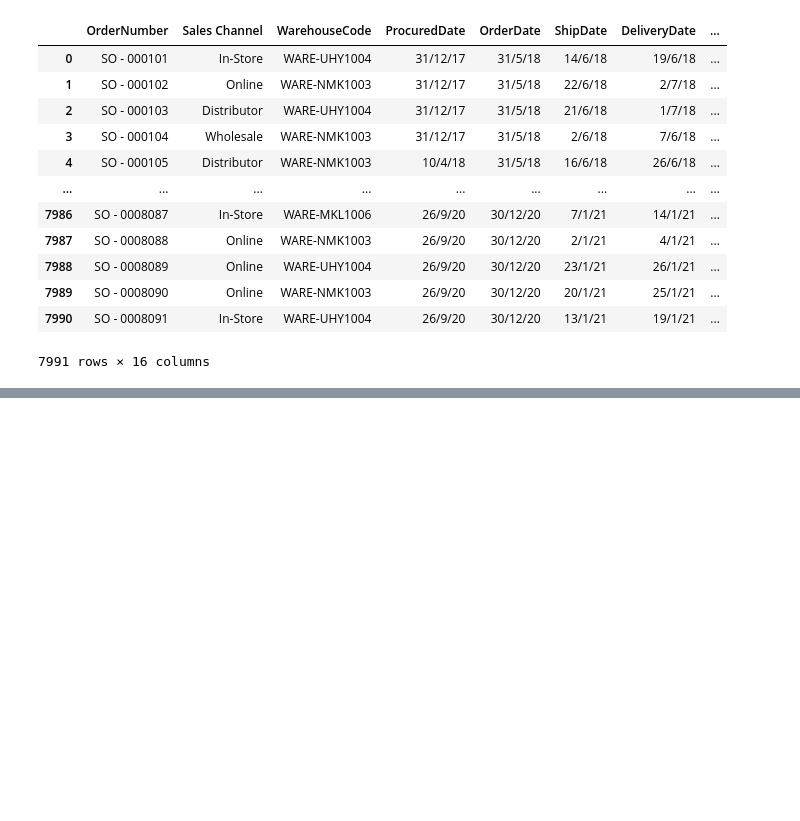
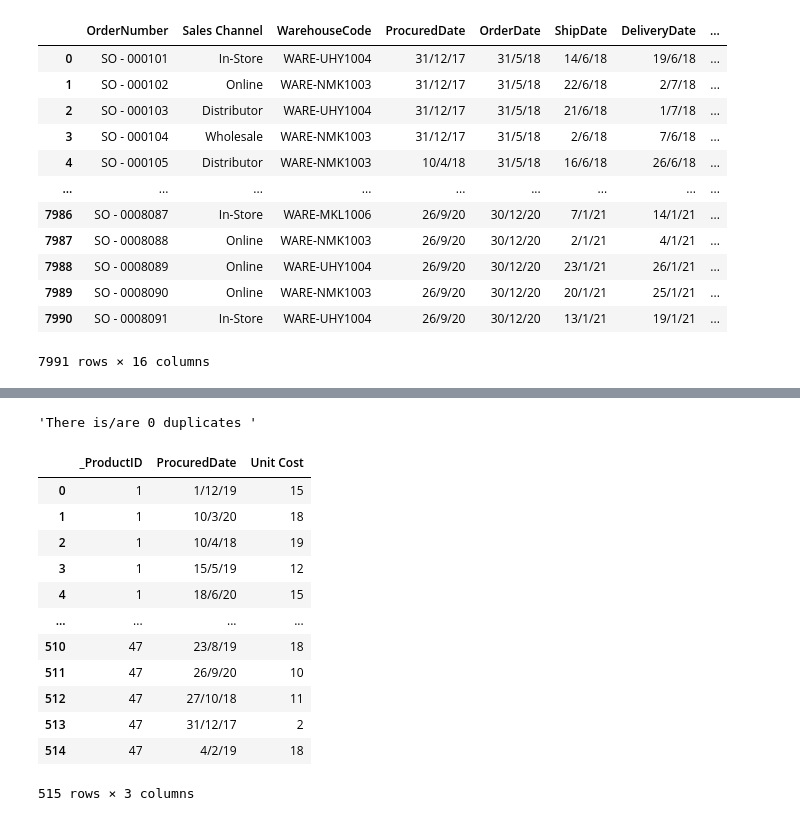
Before and after one commit to sssuleymanov/US_regional_sales, a Jupyter notebook: main.ipynb, the cells around one changed output, grey strips where cells are left out. Drawn from its saved outputs; the diff is of its cells as text; code cells hidden in the pictures; blank space fills up the shorter version.

```diff
--- a/main.ipynb
+++ b/main.ipynb
@@ -60,0 +84,33 @@ df_sql
+# %%
+#Checking if there exist duplicates or no
+dupl_check=df.duplicated().tolist()
+def dupl_checking(a):
+    b=0
+    for i in a:
+
+        if i==True:
+            b+=1
+    if b!=0:
+        return "There's no duplicated value "
+    else:
+        return f"There is/are {b} duplicates "
+dupl_checking(dupl_check)
+# %% [output]
+'There is/are 0 duplicates '
+# %%
+# checking if Unit cost is realistic or not
+df.groupby(['_ProductID', 'ProcuredDate'])['Unit Cost'].nunique().reset_index()
+# %% [output]
+|  | _ProductID | ProcuredDate | Unit Cost |
+| 0 | 1 | 1/12/19 | 15 |
+| 1 | 1 | 10/3/20 | 18 |
+| 2 | 1 | 10/4/18 | 19 |
+| 3 | 1 | 15/5/19 | 12 |
+| 4 | 1 | 18/6/20 | 15 |
+| ... | ... | ... | ... |
+| 510 | 47 | 23/8/19 | 18 |
+| 511 | 47 | 26/9/20 | 10 |
+| 512 | 47 | 27/10/18 | 11 |
+| 513 | 47 | 31/12/17 | 2 |
+| 514 | 47 | 4/2/19 | 18 |
+515 rows × 3 columns
```
Also changed, not shown: parts of 6 cells of this notebook, 2 other files.
